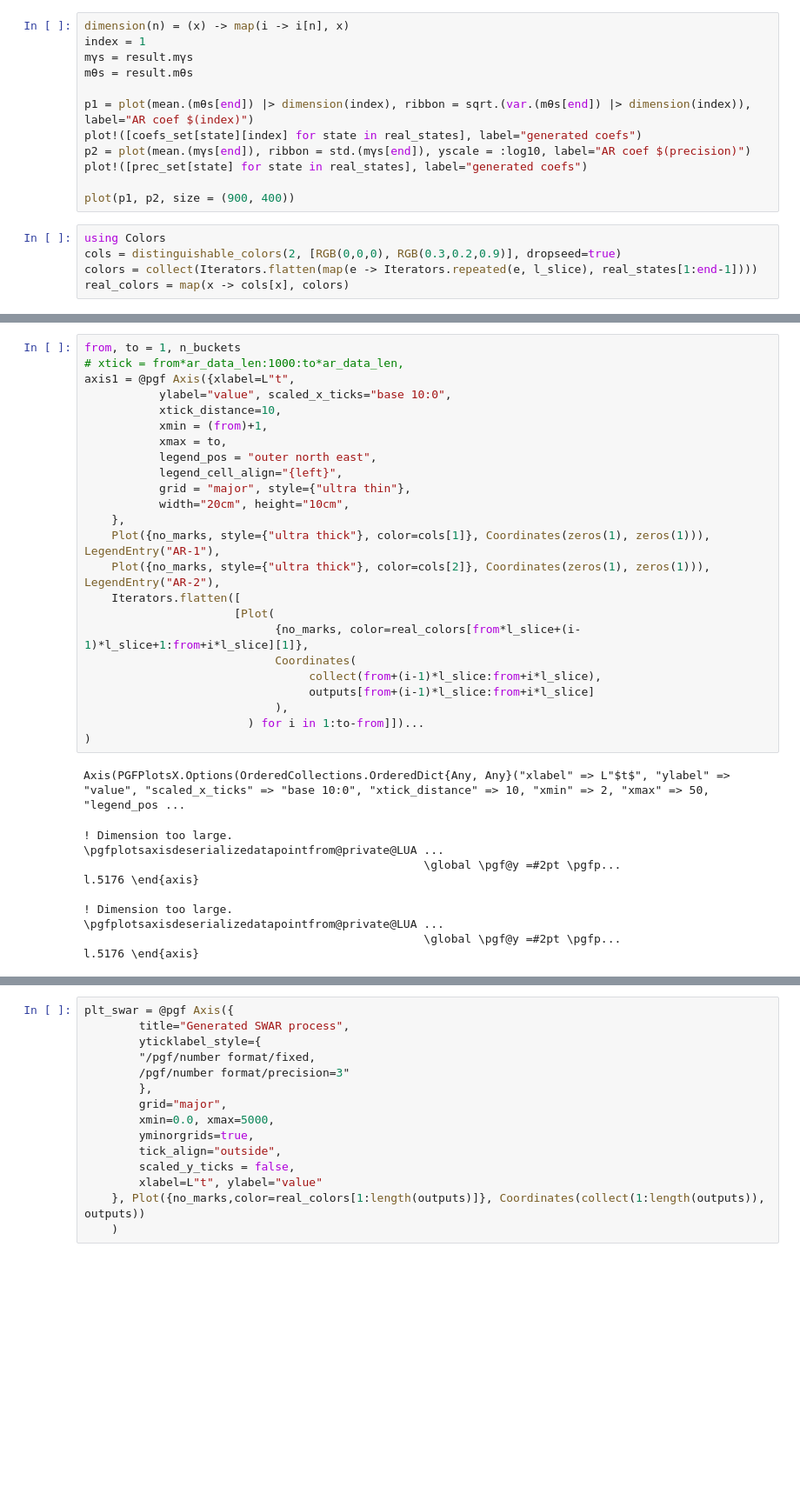
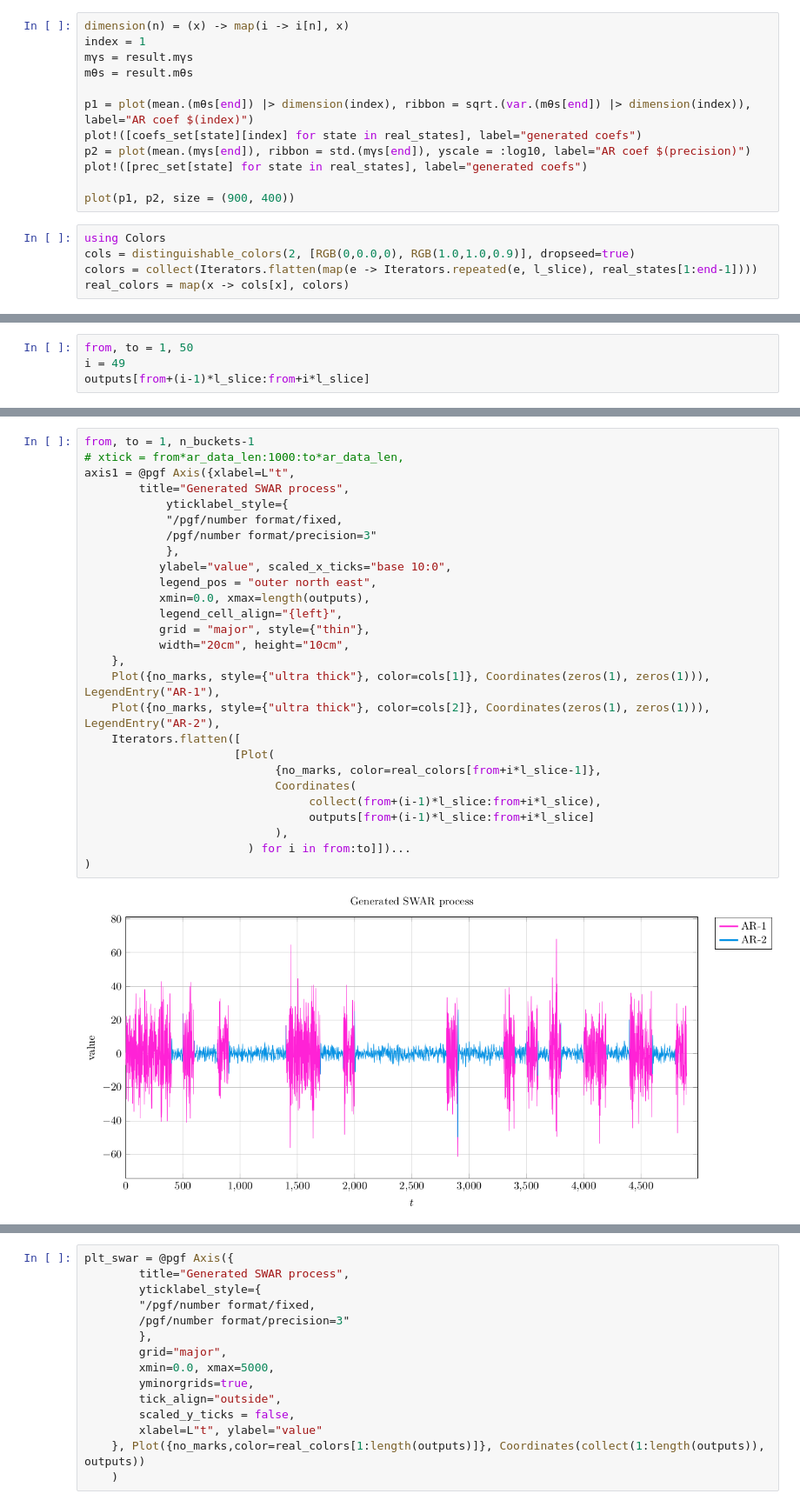
Before and after one commit to biaslab/SwAR, a Jupyter notebook: development/context_inference_full_swar.ipynb, the cells around one changed output, grey strips where cells are left out. Shown at 87% size. Saved outputs shown, nothing was run; the diff lists cells and outputs as text; blank space fills up the shorter version.

Commit message:
Update plot in nb

```diff
--- a/development/context_inference_full_swar.ipynb
+++ b/development/context_inference_full_swar.ipynb
@@ -120,7 +120,7 @@ plot!([prec_set[state] for state in real_states], label="generated coefs")
 plot(p1, p2, size = (900, 400))
 # %%
 using Colors
-cols = distinguishable_colors(2, [RGB(0,0,0), RGB(0.3,0.2,0.9)], dropseed=true)
+cols = distinguishable_colors(2, [RGB(0,0.0,0), RGB(1.0,1.0,0.9)], dropseed=true)
 colors = collect(Iterators.flatten(map(e -> Iterators.repeated(e, l_slice), real_states[1:end-1])))
 real_colors = map(x -> cols[x], colors)
 # %% [output]
@@ -143,0 +149,4 @@ real_colors = map(x -> cols[x], colors)
+# %%
+from, to = 1, 50
+i = 49
+outputs[from+(i-1)*l_slice:from+i*l_slice]
@@ -144,35 +171,29 @@ real_colors = map(x -> cols[x], colors)
 # %%
-from, to = 1, n_buckets
+from, to = 1, n_buckets-1
 # xtick = from*ar_data_len:1000:to*ar_data_len,
 axis1 = @pgf Axis({xlabel=L"t",
+        title="Generated SWAR process",
+            yticklabel_style={
+            "/pgf/number format/fixed,
+            /pgf/number format/precision=3"
+            },
            ylabel="value", scaled_x_ticks="base 10:0",
-           xtick_distance=10,
-           xmin = (from)+1,
-           xmax = to,
            legend_pos = "outer north east",
+           xmin=0.0, xmax=length(outputs),
            legend_cell_align="{left}",
-           grid = "major", style={"ultra thin"},
+           grid = "major", style={"thin"},
            width="20cm", height="10cm",
     },
     Plot({no_marks, style={"ultra thick"}, color=cols[1]}, Coordinates(zeros(1), zeros(1))), LegendEntry("AR-1"),
     Plot({no_marks, style={"ultra thick"}, color=cols[2]}, Coordinates(zeros(1), zeros(1))), LegendEntry("AR-2"),
     Iterators.flatten([
                       [Plot(
-                            {no_marks, color=real_colors[from*l_slice+(i-1)*l_slice+1:from+i*l_slice][1]},
+                            {no_marks, color=real_colors[from+i*l_slice-1]},
                             Coordinates(
                                  collect(from+(i-1)*l_slice:from+i*l_slice),
                                  outputs[from+(i-1)*l_slice:from+i*l_slice]
                             ),
-                        ) for i in 1:to-from]])...
+                        ) for i in from:to]])...
 )
 # %% [output]
-Axis(PGFPlotsX.Options(OrderedCollections.OrderedDict{Any, Any}("xlabel" => L"$t$", "ylabel" => "value", "scaled_x_ticks" => "base 10:0", "xtick_distance" => 10, "xmin" => 2, "xmax" => 50, "legend_pos ...
-! Dimension too large.
-\pgfplotsaxisdeserializedatapointfrom@private@LUA ...
-                                                  \global \pgf@y =#2pt \pgfp...
-l.5176 \end{axis}
-
-! Dimension too large.
-\pgfplotsaxisdeserializedatapointfrom@private@LUA ...
-                                                  \global \pgf@y =#2pt \pgfp...
-l.5176 \end{axis}
+[figure, added]
```
Also changed, not shown: parts of 4 cells of this notebook.
